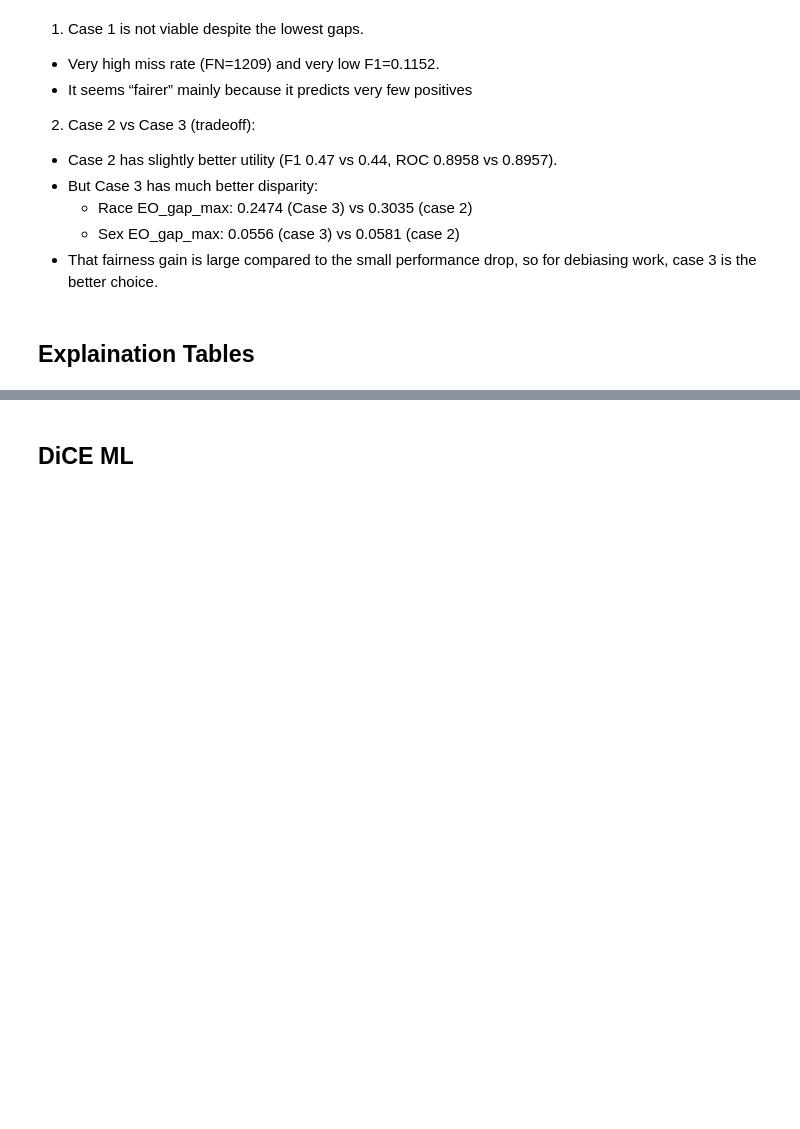
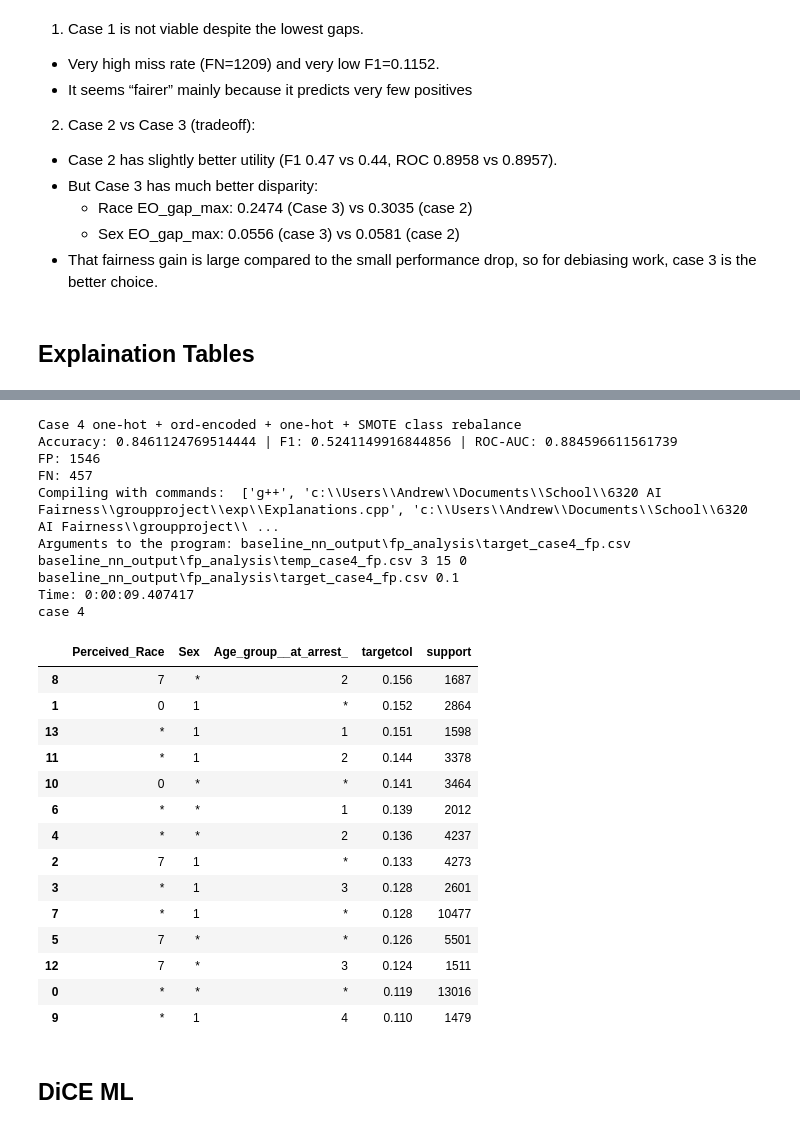
Before and after one commit to AndrewChai878/groupfairnessproject, a Jupyter notebook: group_proj_classifier_nn_baseline.ipynb, the cells around one changed output, grey strips where cells are left out. Cells and saved outputs as stored; diff of their text form; code cells hidden in the pictures; blank space fills up the shorter version.

```diff
--- a/group_proj_classifier_nn_baseline.ipynb
+++ b/group_proj_classifier_nn_baseline.ipynb
@@ -757,3 +803,82 @@ sorted_fp_case3
+# %%
+case4_name = next(k for k in results.keys() if k.startswith("Case 4"))
+case_map = {c["name"]: c for c in [case1, case2, case3, case4]}
+
+case4_out = results[case4_name]          # contains y_pred, y_prob, metrics, model
+case4_cfg = case_map[case4_name]         # contains preprocessor, scaler, X/y arrays
+
+model_case4 = case4_out["model"]
+y_pred_case4 = case4_out["y_pred"]
+
+preprocessor_case4 = case4_cfg["preprocessor"]
+scaler_case4 = case4_cfg["scaler"]
+
+X_test_case4_raw = X_test.copy().reset_index(drop=True)   # raw test frame for subgroup + DiCE
+y_test_case4 = y_test.copy().reset_index(drop=True).astype(int)
+
+print(case4_name)
+print("Accuracy:", case4_out["accuracy"], "| F1:", case4_out["f1"], "| ROC-AUC:", case4_out["roc_auc"])
+print("FP:", int(((y_pred_case4 == 1) & (y_test_case4.to_numpy() == 0)).sum()))
+print("FN:", int(((y_pred_case4 == 0) & (y_test_case4.to_numpy() == 1)).sum()))
+
+exp_mod = globals().get("exptb", globals().get("exptbl"))
+if exp_mod is None:
+    raise NameError("Neither exptb nor exptbl is available. Import exp as exptb first.")
+
+min_sup = 0.1
+group_cols = ["Perceived_Race", "Sex", "Age_group__at_arrest_"]
+exp_table_cols = group_cols + ["targetcol"]
+#label encoding exp_table columns for subgroup discovery and DiCE
+X_train_exp = X_train.copy(deep=True)
+X_test_exp = X_test.copy(deep=True)
+
+encoders = {}
+for col in group_cols:
+    le = LabelEncoder()
+    X_train_exp[col] = le.fit_transform(X_train_exp[col].astype(str))
+    mapping = {v: i for i, v in enumerate(le.classes_)}
+    X_test_exp[col] = X_test_exp[col].astype(str).map(mapping).fillna(-1).astype(int)
+    encoders[col] = le
+
+# Only FP exp table
+x_res_fp_case4 = label_false_positives(X_test_exp, y_test_case4, y_pred_case4)
+temp_case4_fp_path = os.path.join(FP_DIR, "temp_case4_fp.csv")
+target_case4_fp_path = os.path.join(FP_DIR, "target_case4_fp.csv")
+x_res_fp_case4[exp_table_cols].to_csv(temp_case4_fp_path, index=False)
+pd.DataFrame().to_csv(target_case4_fp_path, index=False)
+
+res_fp_case4 = exp_mod.calculate_table(
+    target_case4_fp_path, temp_case4_fp_path, target_case4_fp_path, min_support_param=min_sup
+)
+fp_exp_case4 = pd.read_csv(res_fp_case4, sep=";")
+# sort in descending order of targetcol
+sorted_fp_case4 = fp_exp_case4.sort_values(by=["targetcol"], ascending=[False])
+print("case 4")
+sorted_fp_case4
+# %% [output]
+Case 4 one-hot + ord-encoded + one-hot + SMOTE class rebalance
+Accuracy: 0.8461124769514444 | F1: 0.5241149916844856 | ROC-AUC: 0.884596611561739
+FP: 1546
+FN: 457
+Compiling with commands:  ['g++', 'c:\\Users\\Andrew\\Documents\\School\\6320 AI Fairness\\groupproject\\exp\\Explanations.cpp', 'c:\\Users\\Andrew\\Documents\\School\\6320 AI Fairness\\groupproject\\ ...
+Arguments to the program: baseline_nn_output\fp_analysis\target_case4_fp.csv baseline_nn_output\fp_analysis\temp_case4_fp.csv 3 15 0 baseline_nn_output\fp_analysis\target_case4_fp.csv 0.1
+Time: 0:00:09.407417
+case 4
+|  | Perceived_Race | Sex | Age_group__at_arrest_ | targetcol | support |
+| 8 | 7 | * | 2 | 0.156 | 1687 |
+| 1 | 0 | 1 | * | 0.152 | 2864 |
+| 13 | * | 1 | 1 | 0.151 | 1598 |
+| 11 | * | 1 | 2 | 0.144 | 3378 |
+| 10 | 0 | * | * | 0.141 | 3464 |
+| 6 | * | * | 1 | 0.139 | 2012 |
+| 4 | * | * | 2 | 0.136 | 4237 |
+| 2 | 7 | 1 | * | 0.133 | 4273 |
+| 3 | * | 1 | 3 | 0.128 | 2601 |
+| 7 | * | 1 | * | 0.128 | 10477 |
+| 5 | 7 | * | * | 0.126 | 5501 |
+| 12 | 7 | * | 3 | 0.124 | 1511 |
+| 0 | * | * | * | 0.119 | 13016 |
+| 9 | * | 1 | 4 | 0.110 | 1479 |
 # %% [markdown]
 ## DiCE ML
 # %%
```
Also changed, not shown: parts of 14 cells of this notebook, 19 other files.
